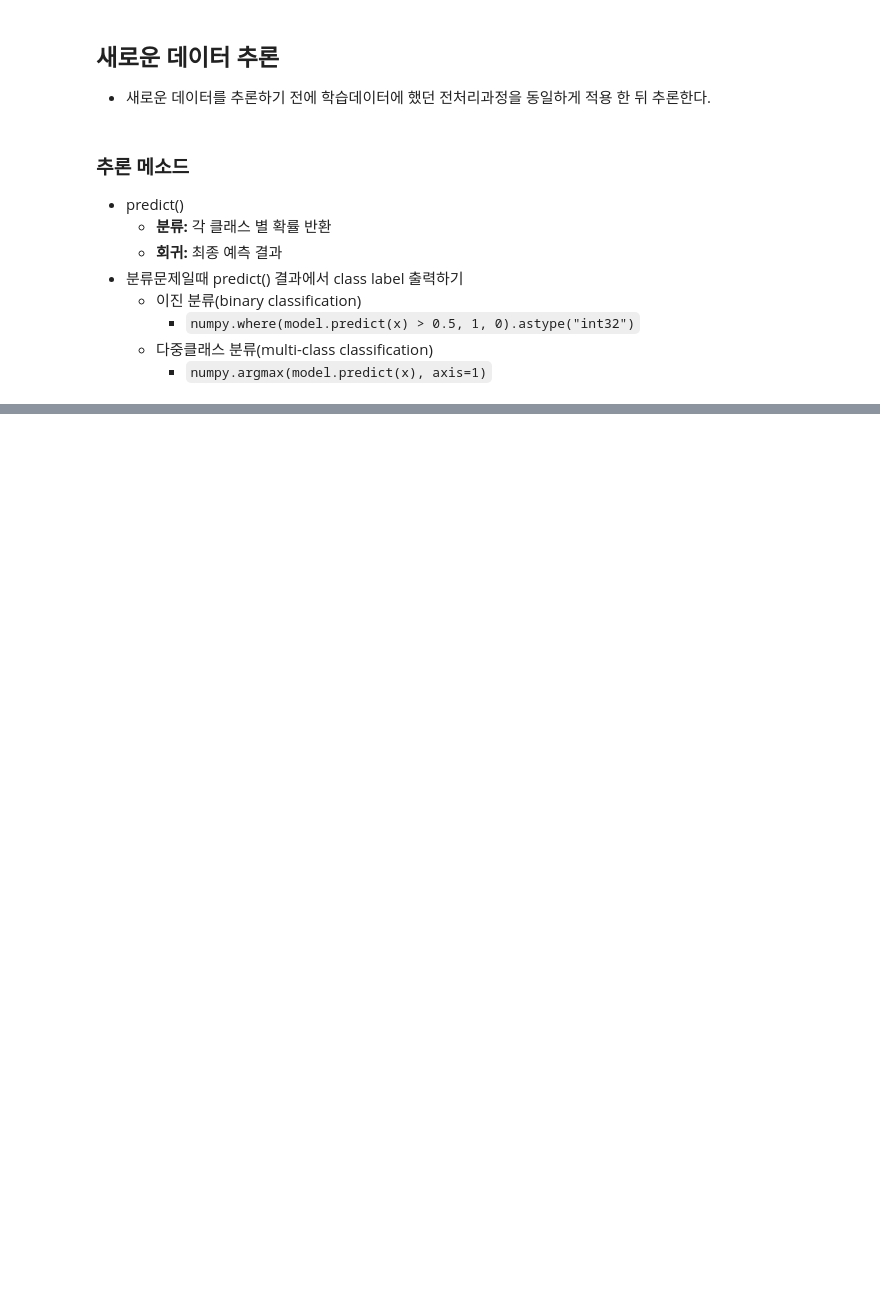
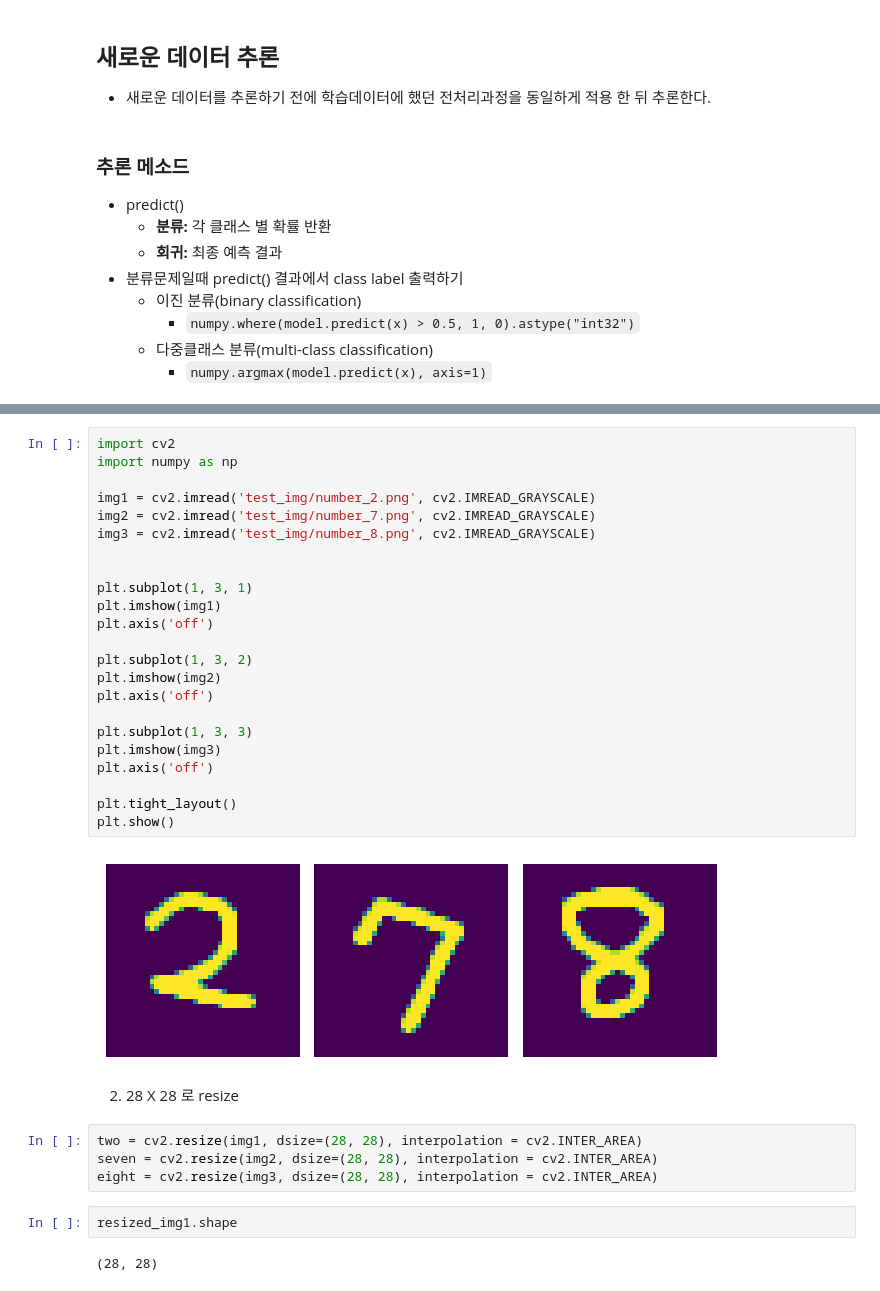
Before and after one commit to clerknek/PlayData, a Jupyter notebook: 07_DeepLearning/02_첫번째 딥러닝-MLP 구현.ipynb, the cells around one changed output, grey strips where cells are left out. Cells and saved outputs as stored; diff of their text form; blank space fills up the shorter version.

```diff
--- a/07_DeepLearning/02_첫번째 딥러닝-MLP 구현.ipynb
+++ b/07_DeepLearning/02_첫번째 딥러닝-MLP 구현.ipynb
@@ -74,0 +358,35 @@
+# %%
+import cv2
+import numpy as np
+
+img1 = cv2.imread('test_img/number_2.png', cv2.IMREAD_GRAYSCALE)
+img2 = cv2.imread('test_img/number_7.png', cv2.IMREAD_GRAYSCALE)
+img3 = cv2.imread('test_img/number_8.png', cv2.IMREAD_GRAYSCALE)
+
+
+plt.subplot(1, 3, 1)
+plt.imshow(img1)
+plt.axis('off')
+
+plt.subplot(1, 3, 2)
+plt.imshow(img2)
+plt.axis('off')
+
+plt.subplot(1, 3, 3)
+plt.imshow(img3)
+plt.axis('off')
+
+plt.tight_layout()
+plt.show()
+# %% [output]
+[figure, added]
+# %% [markdown]
+2. 28 X 28 로 resize
+# %%
+two = cv2.resize(img1, dsize=(28, 28), interpolation = cv2.INTER_AREA)
+seven = cv2.resize(img2, dsize=(28, 28), interpolation = cv2.INTER_AREA)
+eight = cv2.resize(img3, dsize=(28, 28), interpolation = cv2.INTER_AREA)
+# %%
+resized_img1.shape
+# %% [output]
+(28, 28)
```
Also changed, not shown: parts of 38 cells of this notebook, 7 other files.
